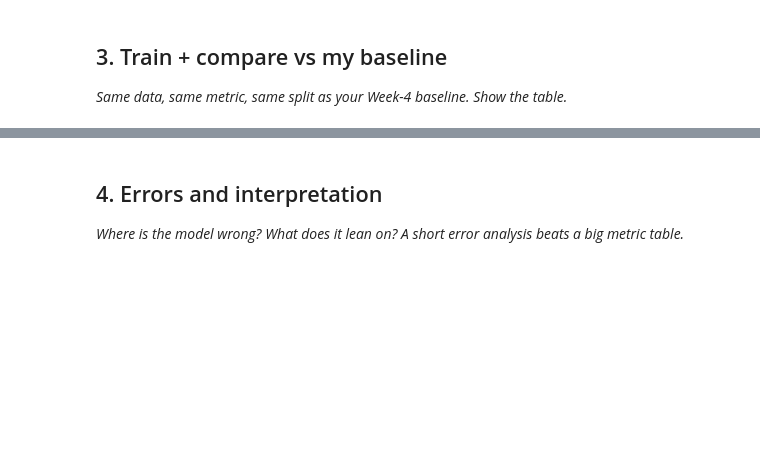
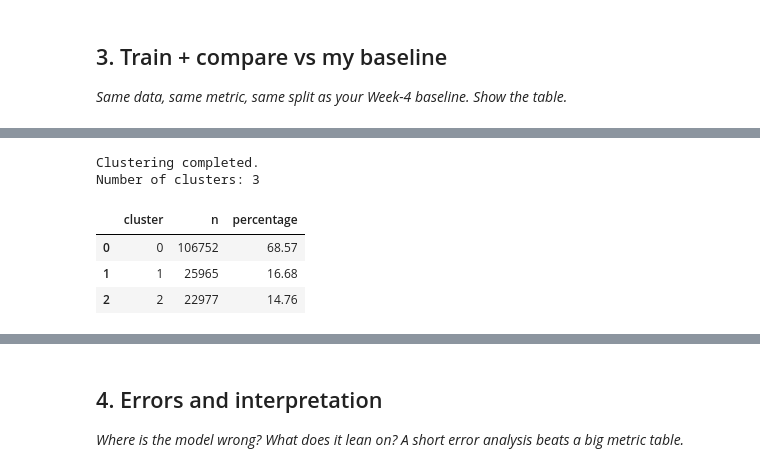
Before and after one commit to MukibHossain/ml-internship-starter, a Jupyter notebook: work/notebooks/w05_model.ipynb, the cells around one changed output, grey strips where cells are left out. Saved outputs shown, nothing was run; the diff lists cells and outputs as text; code cells hidden in the pictures; blank space fills up the shorter version.

```diff
--- a/work/notebooks/w05_model.ipynb
+++ b/work/notebooks/w05_model.ipynb
@@ -221,0 +228,39 @@ plt.show()
+# %%
+from sklearn.cluster import KMeans
+
+kmeans = KMeans(
+    n_clusters=3,
+    random_state=42,
+    n_init=10
+)
+
+cluster_labels = kmeans.fit_predict(X_scaled)
+
+cluster_result = X.copy()
+cluster_result["cluster"] = cluster_labels
+
+print("Clustering completed.")
+print("Number of clusters:", cluster_result["cluster"].nunique())
+# %% [output]
+Clustering completed.
+Number of clusters: 3
+# %%
+cluster_sizes = (
+    cluster_result["cluster"]
+    .value_counts()
+    .sort_index()
+    .reset_index()
+)
+
+cluster_sizes.columns = ["cluster", "n"]
+
+cluster_sizes["percentage"] = (
+    cluster_sizes["n"] / len(cluster_result) * 100
+).round(2)
+
+cluster_sizes
+# %% [output]
+|  | cluster | n | percentage |
+| 0 | 0 | 106752 | 68.57 |
+| 1 | 1 | 25965 | 16.68 |
+| 2 | 2 | 22977 | 14.76 |
```
Also changed, not shown: parts of 6 cells of this notebook.
